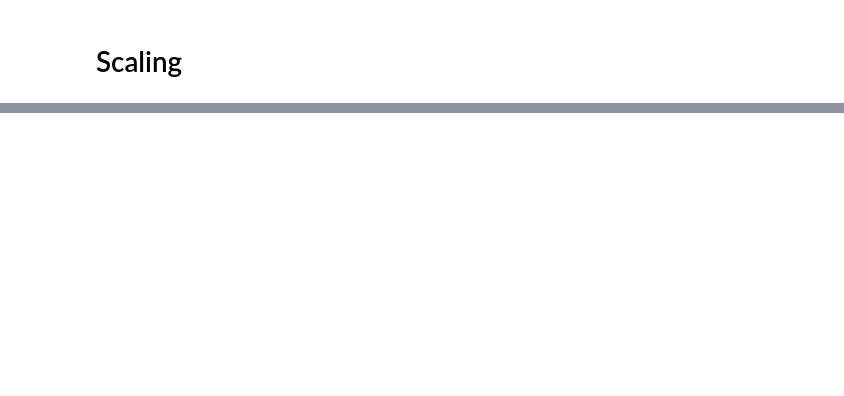
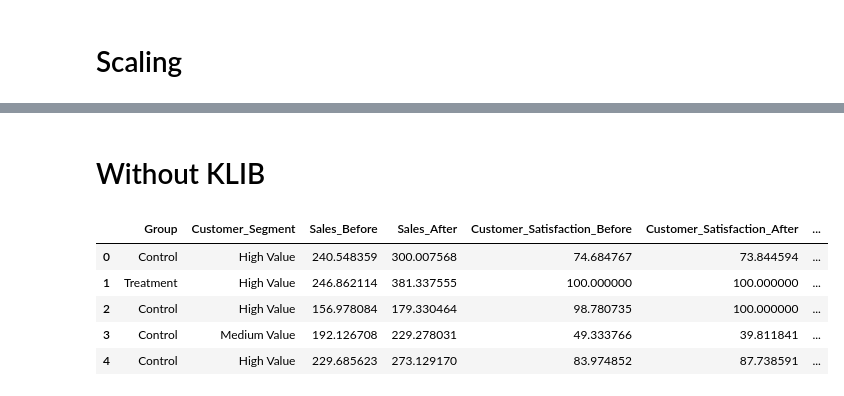
Before and after one commit to jackhuntersys/AI_ML_course, a Jupyter notebook: 2-oy/1dars(Klib&Tabulate)/2-1vazifa.ipynb, the cells around one changed output, grey strips where cells are left out. Cells and saved outputs as stored; diff of their text form; code cells hidden in the pictures; blank space fills up the shorter version.

```diff
--- a/2-oy/1dars(Klib&Tabulate)/2-1vazifa.ipynb
+++ b/2-oy/1dars(Klib&Tabulate)/2-1vazifa.ipynb
@@ -166,0 +192,17 @@ KeyError: "['purchase_made'] not found in axis"
+# %% [markdown]
+# Without KLIB
+# %%
+df_no_klib = df.copy(deep=True)
+for index in df_no_klib.columns[df_no_klib.isnull().any()]:           # ! fill  missing value
+    if df_no_klib[index].dtypes =='object':
+        df_no_klib[index] = df_no_klib[index].fillna(df_no_klib[index].mode()[0])
+    else:
+        df_no_klib[index] = df_no_klib[index].fillna(df_no_klib[index].median())
+df_no_klib.head()
+# %% [output]
+|  | Group | Customer_Segment | Sales_Before | Sales_After | Customer_Satisfaction_Before | Customer_Satisfaction_After | ... |
+| 0 | Control | High Value | 240.548359 | 300.007568 | 74.684767 | 73.844594 | ... |
+| 1 | Treatment | High Value | 246.862114 | 381.337555 | 100.000000 | 100.000000 | ... |
+| 2 | Control | High Value | 156.978084 | 179.330464 | 98.780735 | 100.000000 | ... |
+| 3 | Control | Medium Value | 192.126708 | 229.278031 | 49.333766 | 39.811841 | ... |
+| 4 | Control | High Value | 229.685623 | 273.129170 | 83.974852 | 87.738591 | ... |
```
Also changed, not shown: parts of 15 cells of this notebook.
